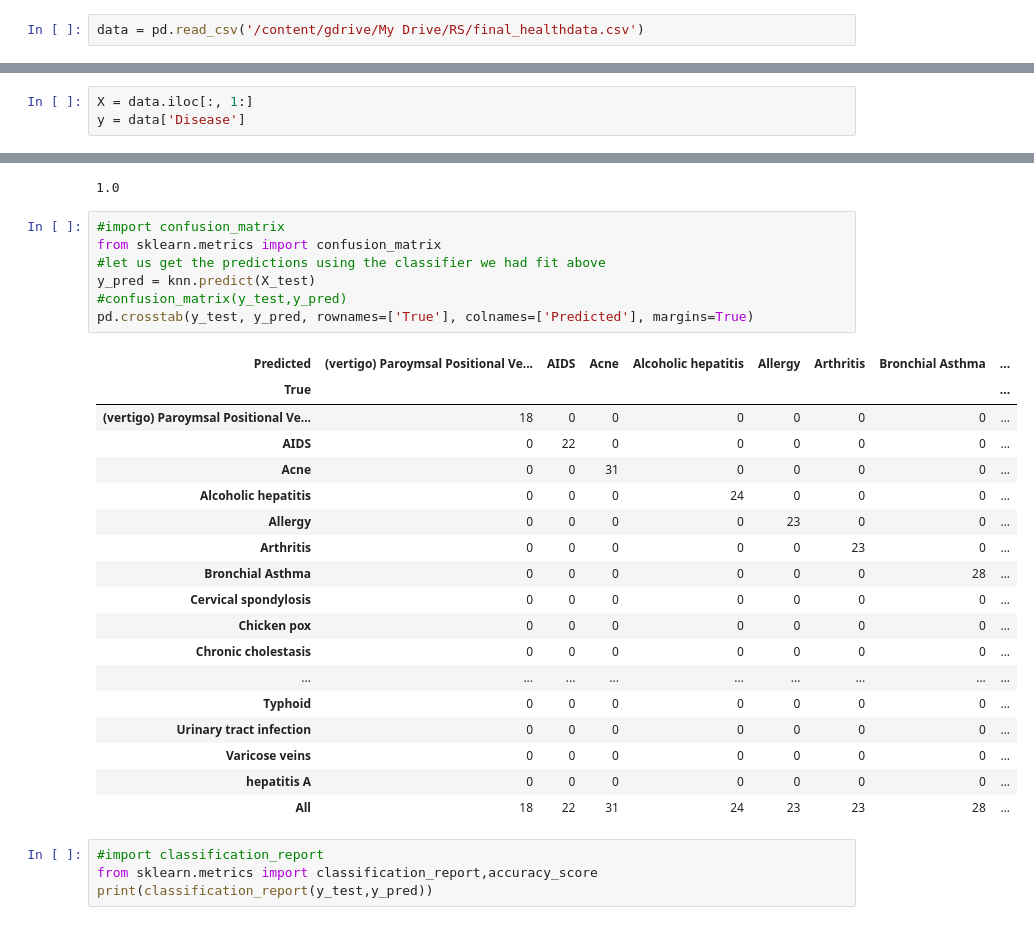
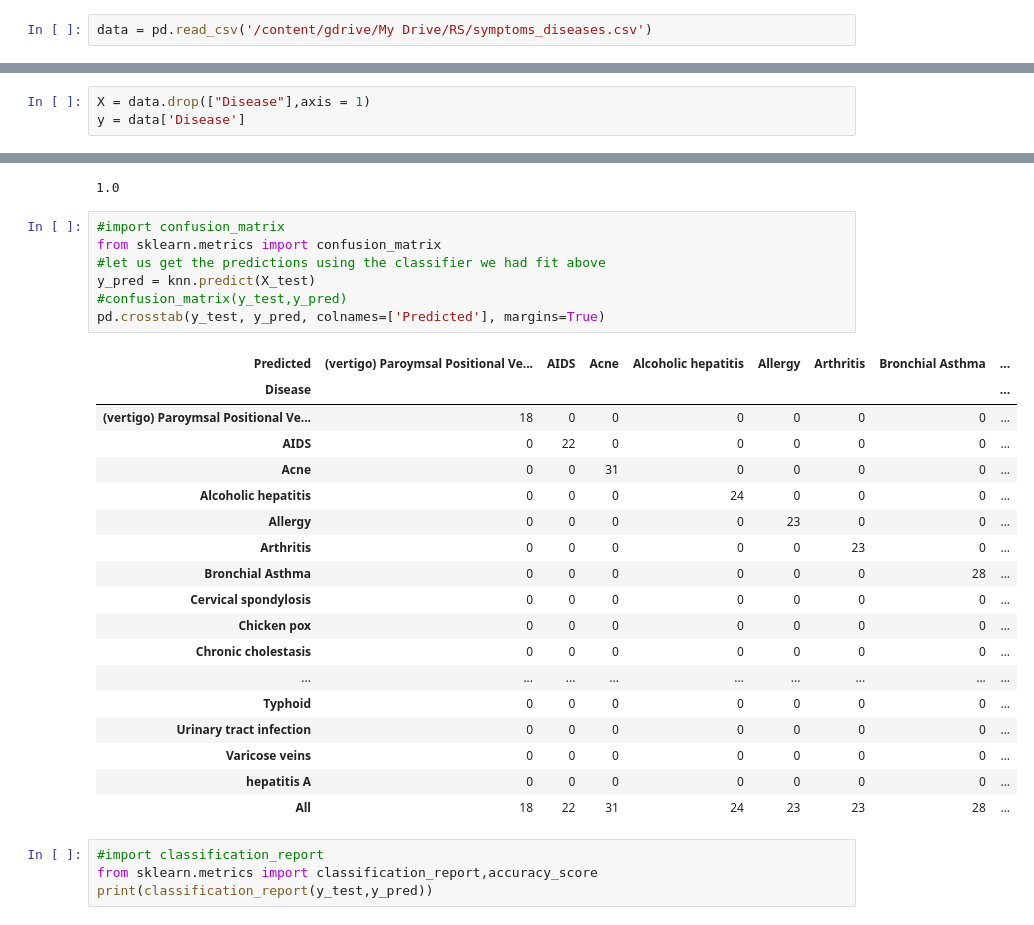
Before and after one commit to IRS-PM/IRS-PM-2020-11-01-IS02FT-GRP2-E-Diagnostics, a Jupyter notebook: Training Models/KNN_training.ipynb, the cells around one changed output, grey strips where cells are left out. Cells and saved outputs as stored; diff of their text form.

```diff
--- a/Training Models/KNN_training.ipynb
+++ b/Training Models/KNN_training.ipynb
@@ -13,7 +13,7 @@ import seaborn as sns
 # %% [markdown]
 ### Importing the Dataset
 # %%
-data = pd.read_csv('/content/gdrive/My Drive/RS/final_healthdata.csv')
+data = pd.read_csv('/content/gdrive/My Drive/RS/symptoms_diseases.csv')
 # %%
 pd.set_option('display.max_columns', None)
 # %%
@@ -37,7 +37,7 @@ data.head()
 | 3 | Fungal infection | 1 | 1 | 0 | 0 | 0 | 0 | 0 | ... |
 | 4 | Fungal infection | 1 | 1 | 0 | 0 | 0 | 0 | 0 | ... |
 # %%
-X = data.iloc[:, 1:]
+X = data.drop(["Disease"],axis = 1)
 y = data['Disease']
 # %%
 X.shape
@@ -112,13 +115,13 @@ knn.score(X_test,y_test)
 # %%
 #import confusion_matrix
 from sklearn.metrics import confusion_matrix
 #let us get the predictions using the classifier we had fit above
 y_pred = knn.predict(X_test)
 #confusion_matrix(y_test,y_pred)
-pd.crosstab(y_test, y_pred, rownames=['True'], colnames=['Predicted'], margins=True)
+pd.crosstab(y_test, y_pred, colnames=['Predicted'], margins=True)
 # %% [output]
 | Predicted | (vertigo) Paroymsal Positional Ve... | AIDS | Acne | Alcoholic hepatitis | Allergy | Arthritis | Bronchial Asthma | ... |
-| True |  |  |  |  |  |  |  | ... |
+| Disease |  |  |  |  |  |  |  | ... |
 | (vertigo) Paroymsal Positional Ve... | 18 | 0 | 0 | 0 | 0 | 0 | 0 | ... |
 | AIDS | 0 | 22 | 0 | 0 | 0 | 0 | 0 | ... |
 | Acne | 0 | 0 | 31 | 0 | 0 | 0 | 0 | ... |
```
Also changed, not shown: parts of 6 cells of this notebook, 2 other files.
